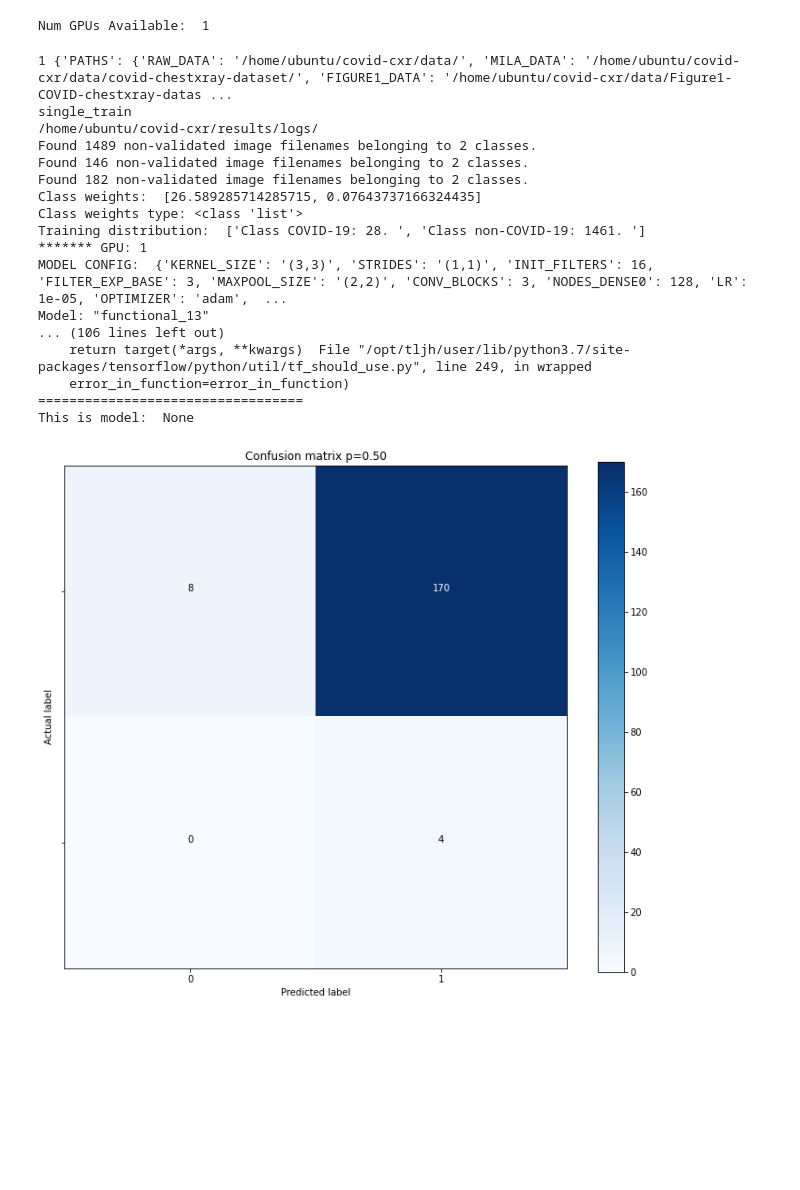
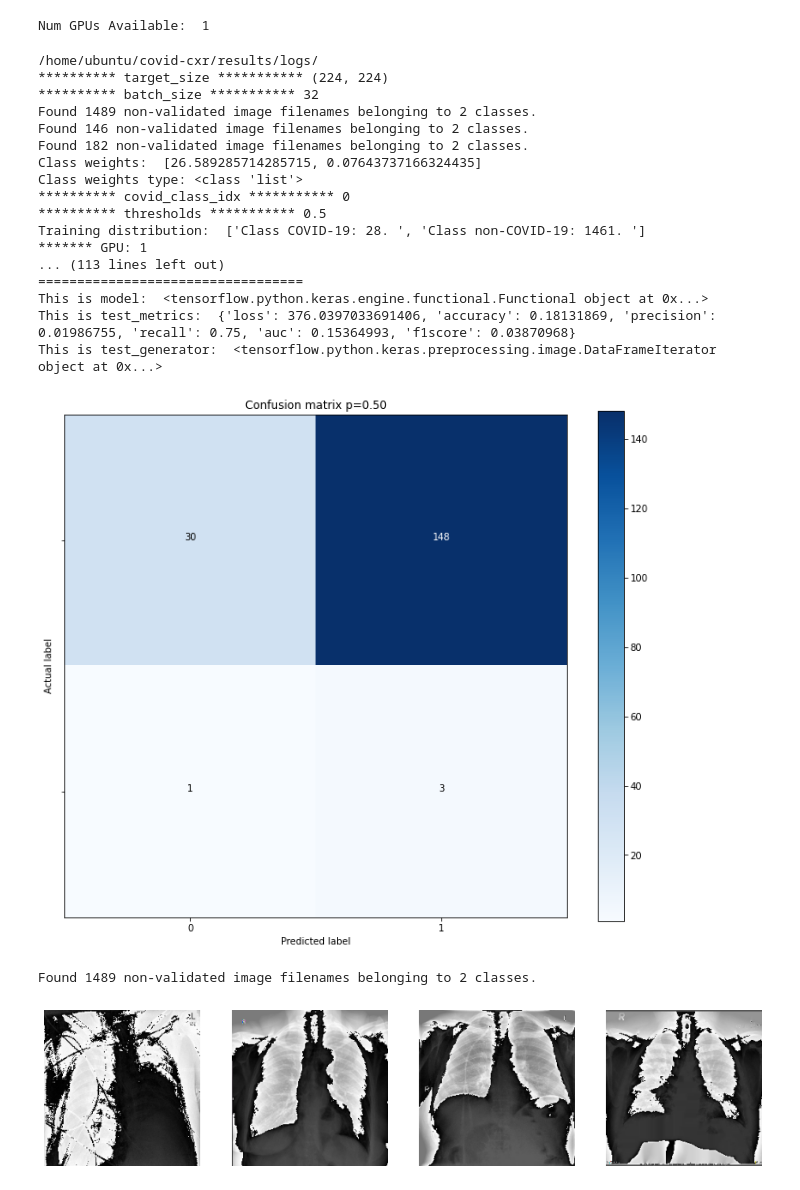
Before and after one commit to ayhkusa/covid-cxr, a Jupyter notebook: src/train_shap2.ipynb, the cells around one changed output. Saved outputs shown, nothing was run; the diff lists cells and outputs as text; code cells hidden in the pictures; blank space fills up the shorter version.

```diff
--- a/src/train_shap2.ipynb
+++ b/src/train_shap2.ipynb
@@ -436,39 +444,80 @@ def train_experiment(cfg=None, experiment='single_train', save_weights=True, wri
             print(data)
             print(callbacks)
             '''
+            # print("********** single data ************** ", data) # data labels and image file names
             model, test_metrics, test_generator = train_model(cfg, data, callbacks)
-            print("single", model)
+            print("********** single ************** ", model)
             if write_logs:
                 log_test_results(cfg, model, test_generator, test_metrics, log_dir)
         if save_weights:
             model_path = cfg['PATHS']['MODEL_WEIGHTS'] + 'model' + cur_date + '.h5'
             save_model(model, model_path)  # Save the model's weights
-    return model
+    return (model,test_metrics,test_generator)
 # %%
 
 #epoch comes from config.yml
 cfg = yaml.full_load(open("/home/ubuntu/covid-cxr/config.yml", 'r'))
-print("1",cfg)
-print(cfg['TRAIN']['EXPERIMENT_TYPE']) #single train
+# print("1",cfg)
+cfg['TRAIN']['EXPERIMENT_TYPE'] #single train
 
-model = train_experiment(cfg=cfg, experiment=cfg['TRAIN']['EXPERIMENT_TYPE'], save_weights=True, write_logs=True)
+model,test_metrics,test_generator = train_experiment(cfg=cfg, experiment=cfg['TRAIN']['EXPERIMENT_TYPE'], save_weights=True, write_logs=True)
 print("This is model: ",model)
+print("This is test_metrics: ",test_metrics)
+print("This is test_generator: ",test_generator)
 # %% [output]
-1 {'PATHS': {'RAW_DATA': '/home/ubuntu/covid-cxr/data/', 'MILA_DATA': '/home/ubuntu/covid-cxr/data/covid-chestxray-dataset/', 'FIGURE1_DATA': '/home/ubuntu/covid-cxr/data/Figure1-COVID-chestxray-datas ...
-single_train
 /home/ubuntu/covid-cxr/results/logs/
+********** target_size *********** (224, 224)
+********** batch_size *********** 32
 Found 1489 non-validated image filenames belonging to 2 classes.
 Found 146 non-validated image filenames belonging to 2 classes.
 Found 182 non-validated image filenames belonging to 2 classes.
 Class weights:  [26.589285714285715, 0.07643737166324435]
 Class weights type: <class 'list'>
+********** covid_class_idx *********** 0
+********** thresholds *********** 0.5
 Training distribution:  ['Class COVID-19: 28. ', 'Class non-COVID-19: 1461. ']
 ******* GPU: 1
-MODEL CONFIG:  {'KERNEL_SIZE': '(3,3)', 'STRIDES': '(1,1)', 'INIT_FILTERS': 16, 'FILTER_EXP_BASE': 3, 'MAXPOOL_SIZE': '(2,2)', 'CONV_BLOCKS': 3, 'NODES_DENSE0': 128, 'LR': 1e-05, 'OPTIMIZER': 'adam',  ...
-Model: "functional_13"
-... (106 lines left out)
-    return target(*args, **kwargs)  File "/opt/tljh/user/lib/python3.7/site-packages/tensorflow/python/util/tf_should_use.py", line 249, in wrapped
-    error_in_function=error_in_function)
+... (113 lines left out)
 ==================================
-This is model:  None
+This is model:  <tensorflow.python.keras.engine.functional.Functional object at 0x...>
+This is test_metrics:  {'loss': 376.0397033691406, 'accuracy': 0.18131869, 'precision': 0.01986755, 'recall': 0.75, 'auc': 0.15364993, 'f1score': 0.03870968}
+This is test_generator:  <tensorflow.python.keras.preprocessing.image.DataFrameIterator object at 0x...>
-[figure, old version]
+[figure, new version]
+# %%
+# https://www.analyticsvidhya.com/blog/2020/08/image-augmentation-on-the-fly-using-keras-imagedatagenerator/
+
+type(test_generator)
+
+data = {}
+data['TRAIN'] = pd.read_csv(cfg['PATHS']['TRAIN_SET'])
+
+# Create ImageDataGenerators
+train_img_gen = ImageDataGenerator(preprocessing_function=remove_text,
+                                   samplewise_center=True)
+
+# Create DataFrameIterators
+img_shape = (224, 224)
+batch_size = 1
+y_col = 'label_str'
+class_mode = 'categorical'
+train_generator = train_img_gen.flow_from_dataframe(dataframe=data['TRAIN'], directory=cfg['PATHS']['RAW_DATA'],
+    x_col="filename", y_col=y_col, target_size=img_shape, batch_size=batch_size,
+    class_mode=class_mode, validate_filenames=False)
+
+
+fig, ax = plt.subplots(nrows=1, ncols=4, figsize=(15,15))
+
+for i in range(4):
+
+  # convert to unsigned integers for plotting
+  image = next(train_generator)[0].astype('uint8')
+
+  # changing size from (1, 200, 200, 3) to (200, 200, 3) for plotting the image
+  image = np.squeeze(image)
+
+  # plot raw pixel data
+  ax[i].imshow(image)
+  ax[i].axis('off')
+# %% [output]
+Found 1489 non-validated image filenames belonging to 2 classes.
+[figure, added]
```
Also changed, not shown: parts of 7 cells of this notebook, 1 other file.
